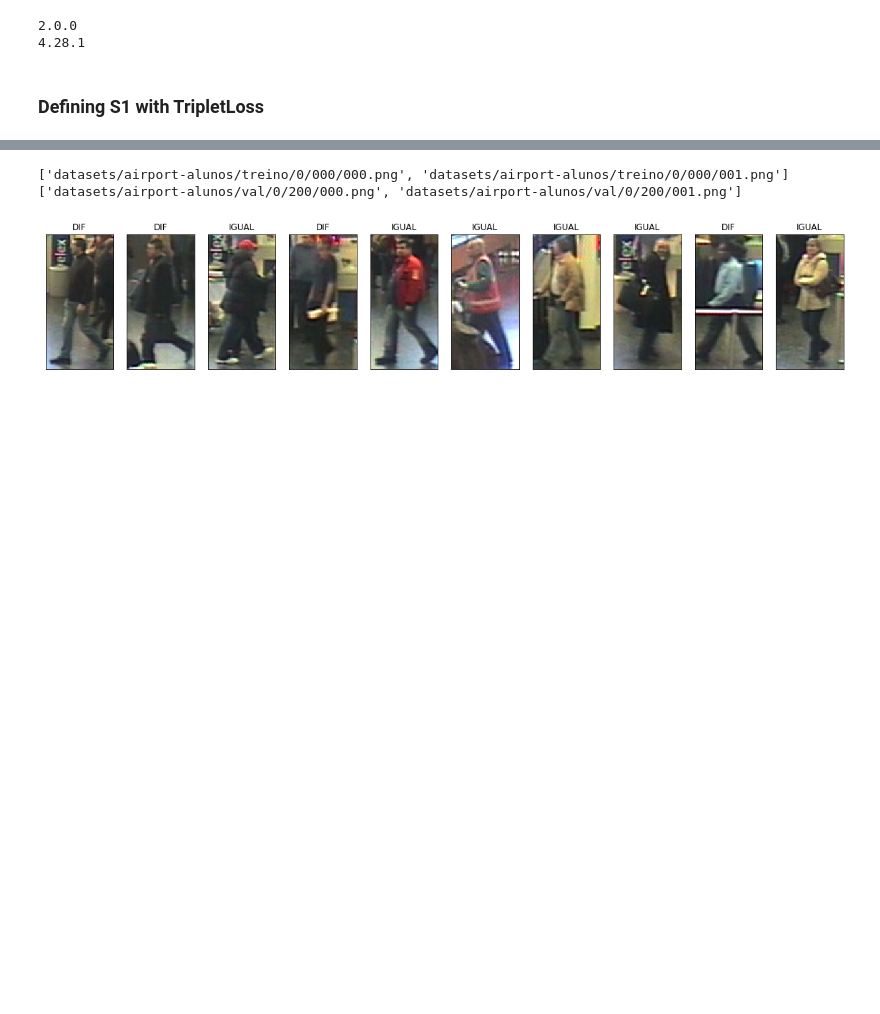
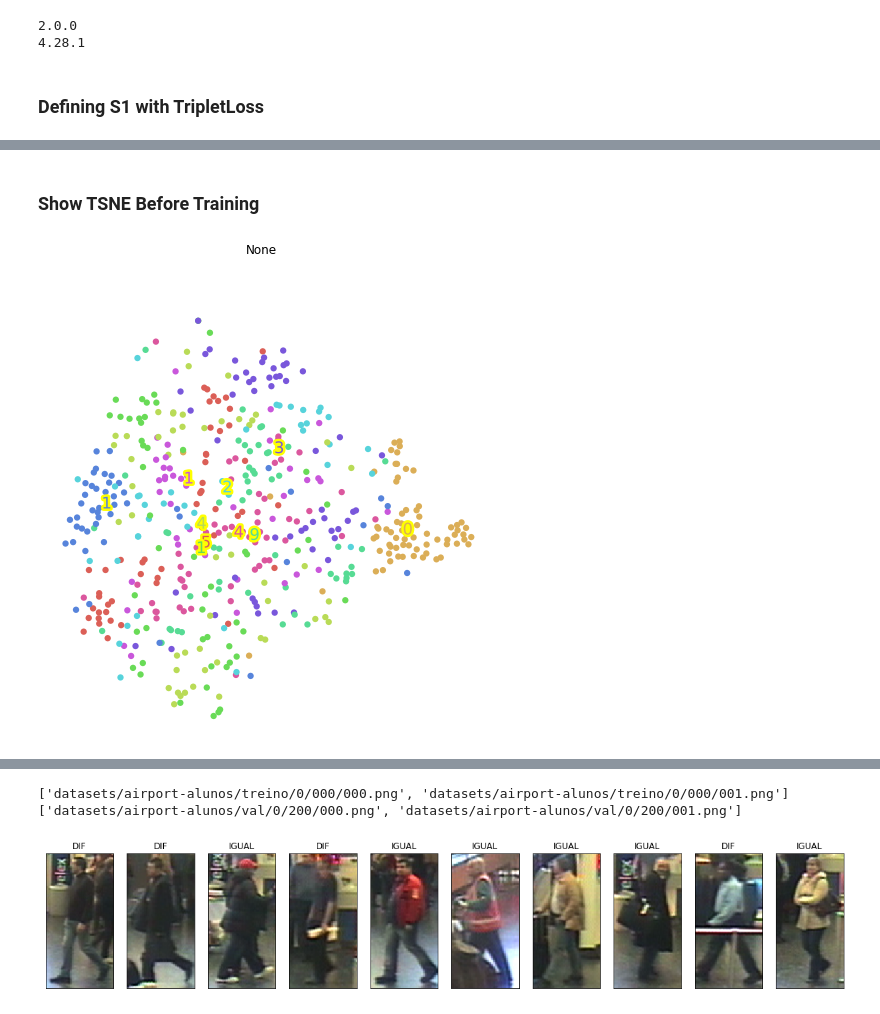
Before and after one commit to jblupus/ammd-siamesas, a Jupyter notebook: AMMD2_Siamesas_01.ipynb, the cells around one changed output, grey strips where cells are left out. Saved outputs shown, nothing was run; the diff lists cells and outputs as text; code cells hidden in the pictures; blank space fills up the shorter version.

```diff
--- a/AMMD2_Siamesas_01.ipynb
+++ b/AMMD2_Siamesas_01.ipynb
@@ -42,6 +50,37 @@ import matplotlib.pyplot as plt
 # %% [output]
 2.0.0
 4.28.1
+# %%
+def scatter(x, labels, subtitle='None'):
+    # We choose a color palette with seaborn.
+    palette = np.array(sns.color_palette("hls", 10))
+
+    # We create a scatter plot.
+    f = plt.figure(figsize=(8, 8))
+    ax = plt.subplot(aspect='equal')
+    sc = ax.scatter(x[:,0], x[:,1], lw=0, s=40,
+                    c=palette[labels.astype(np.int)])
+    plt.xlim(-25, 25)
+    plt.ylim(-25, 25)
+    ax.axis('off')
+    ax.axis('tight')
+
+    # We add the labels for each digit.
+    txts = []
+    for i in range(10):
+        # Position of each label.
+        xtext, ytext = np.median(x[labels == i, :], axis=0)
+        txt = ax.text(xtext, ytext, labels[i], fontsize=16,
+                      color = palette[i]) #, bbox=dict(alpha=0.5))
+        txt.set_path_effects([
+            PathEffects.Stroke(linewidth=5, foreground="yellow"),
+            PathEffects.Normal()])
+        txts.append(txt)
+
+    if subtitle != None:
+        plt.suptitle(subtitle)
+
+    plt.savefig(subtitle)
 # %%
 def create_base_model(input_shape):
     input_layer = Input(shape = input_shape)
@@ -158,0 +194,9 @@ array([[998.208]], dtype=float32)
+# %% [markdown]
+### Show TSNE Before Training
+# %%
+embs = embs_model.predict(x_train[:512])
+labels = y_train[:512]
+embs_2d = TSNE().fit_transform(embs)
+scatter(embs_2d, labels)
+# %% [output]
+[figure, added]
```
Also changed, not shown: parts of 13 cells of this notebook, 1 other file.
